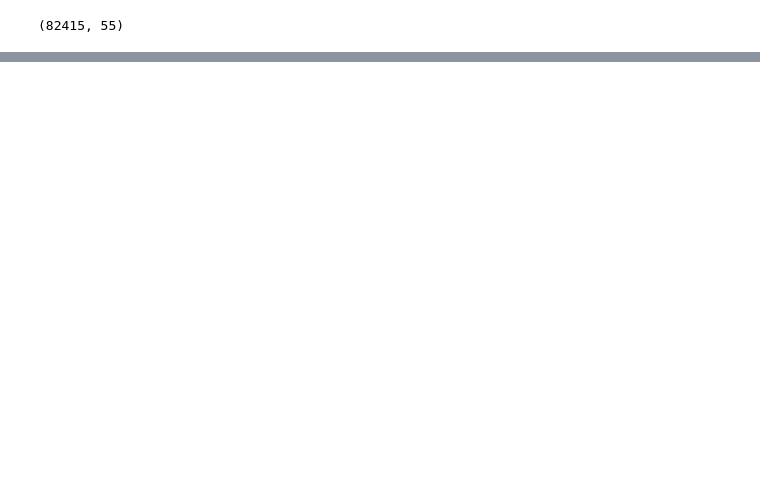
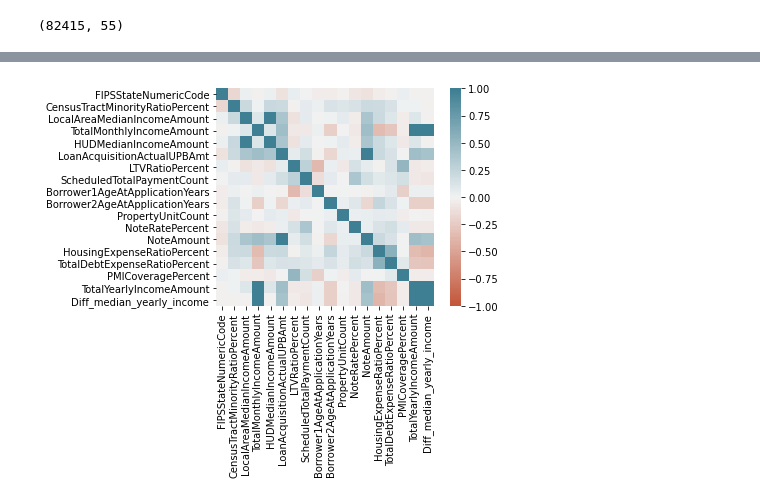
Before and after one commit to syadav12-hawk/check_mortgage_loan_disparity, a Jupyter notebook: Pre-processing and Modelling.ipynb, the cells around one changed output, grey strips where cells are left out. Saved outputs shown, nothing was run; the diff lists cells and outputs as text; code cells hidden in the pictures; blank space fills up the shorter version.

```diff
--- a/Pre-processing and Modelling.ipynb
+++ b/Pre-processing and Modelling.ipynb
@@ -134,6 +134,9 @@ LienPriorityType                   0
 TotalYearlyIncomeAmount            0
 Diff_median_yearly_income          6
 dtype: int64
+# %%
+#Convert all the other races to Other Races
+df_2019_white_n_other=df_2019_dumm.replace({"Black":"Other","Asian":"Other","Native Hawaiian":"Other","American Indian":"Other"})
 # %%
 #Drop NA rows
-data=df_2019_dumm[~df_2019_dumm["LocalAreaMedianIncomeAmount"].isna()]
+data=df_2019_white_n_other[~df_2019_white_n_other["LocalAreaMedianIncomeAmount"].isna()]
@@ -228,0 +439,11 @@ Name: Borrower1Race1Type, Length: 82415, dtype: object
+# %%
+data.corr()
+sns.heatmap(
+    data.corr(),
+    vmin=-1, vmax=1, center=0,
+    cmap=sns.diverging_palette(20, 220, n=200),
+    square=True
+)
+plt.show()
+# %% [output]
+[figure, added]
```
Also changed, not shown: parts of 90 cells of this notebook, 2 other files.
